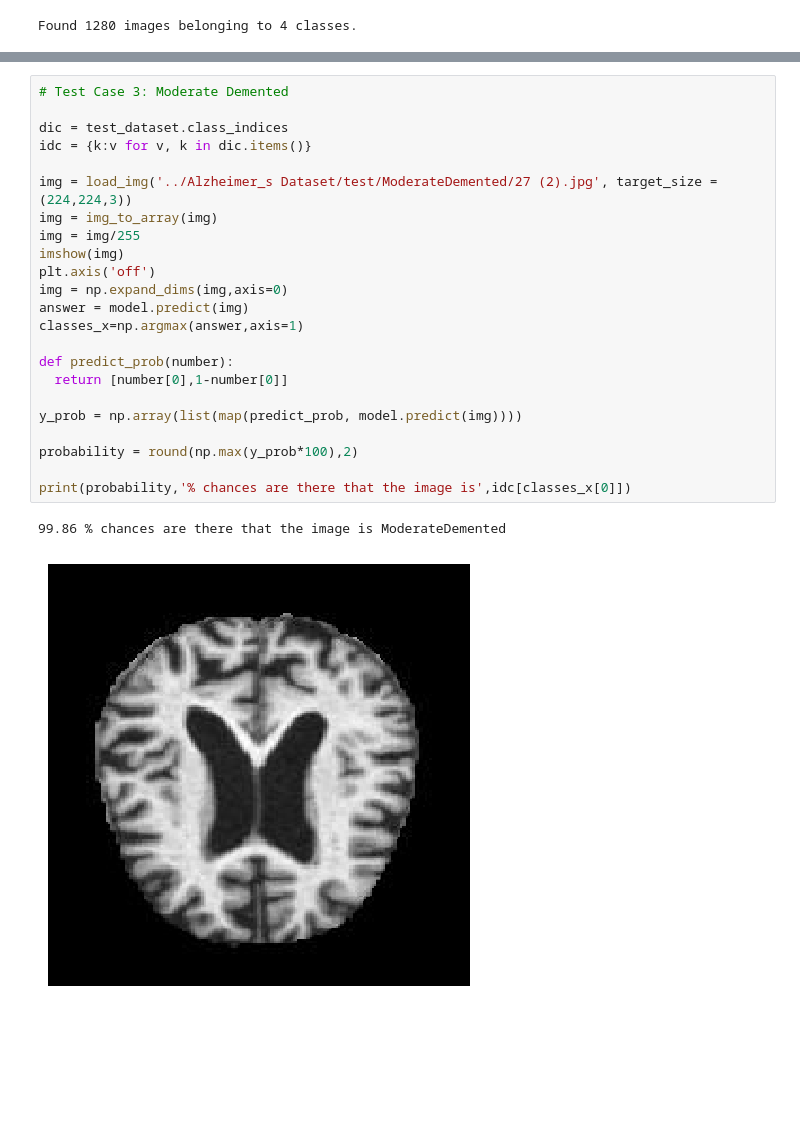
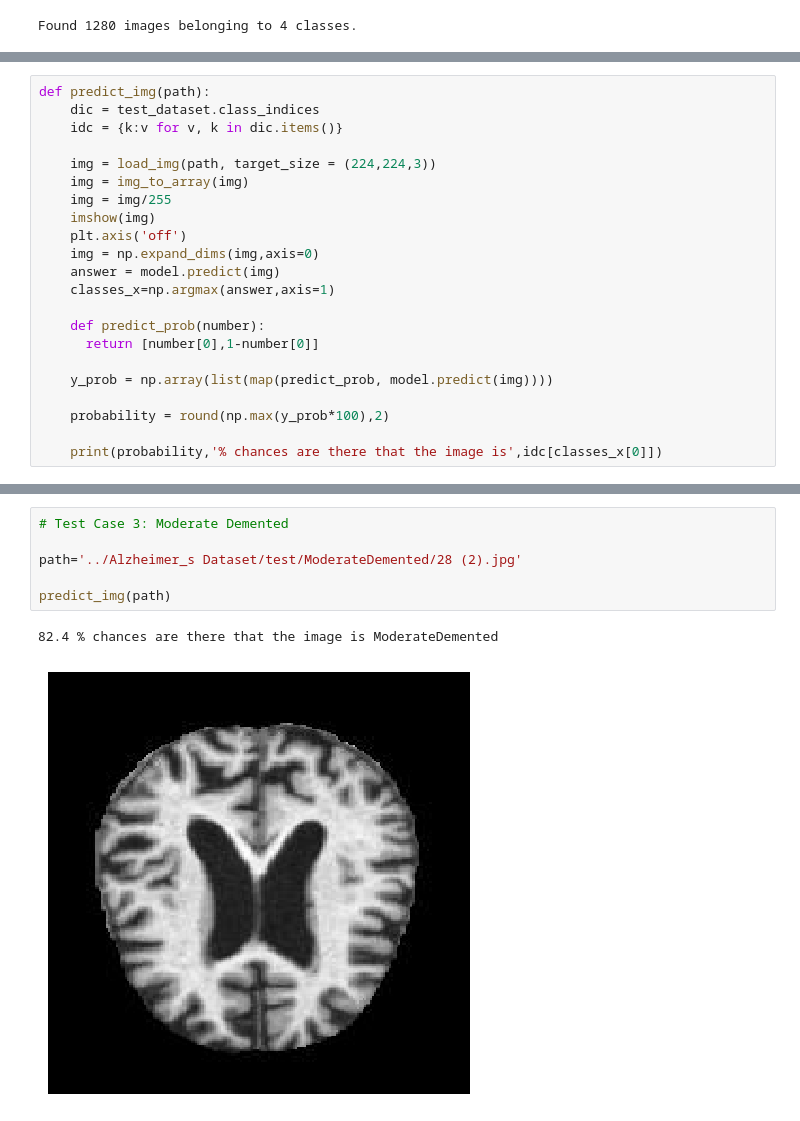
Before and after one commit to abhinav2401/Alzheimers_Classifier, a Jupyter notebook: Alzheimers_Classification/Test.ipynb, the cells around one changed output, grey strips where cells are left out. Saved outputs shown, nothing was run; the diff lists cells and outputs as text; blank space fills up the shorter version.

```diff
--- a/Alzheimers_Classification/Test.ipynb
+++ b/Alzheimers_Classification/Test.ipynb
@@ -28,3 +29,25 @@ model.evaluate(test_dataset)
+# %%
+def predict_img(path):
+    dic = test_dataset.class_indices
+    idc = {k:v for v, k in dic.items()}
+
+    img = load_img(path, target_size = (224,224,3))
+    img = img_to_array(img)
+    img = img/255
+    imshow(img)
+    plt.axis('off')
+    img = np.expand_dims(img,axis=0)
+    answer = model.predict(img)
+    classes_x=np.argmax(answer,axis=1)
+
+    def predict_prob(number):
+      return [number[0],1-number[0]]
+
+    y_prob = np.array(list(map(predict_prob, model.predict(img))))
+
+    probability = round(np.max(y_prob*100),2)
+
+    print(probability,'% chances are there that the image is',idc[classes_x[0]])
 # %%
 # Test Case 1: Non-Dementia
 
@@ -80,29 +69,12 @@ print(probability,'% chances are there that the image is',idc[classes_x[0]])
 # %%
 # Test Case 3: Moderate Demented
 
-dic = test_dataset.class_indices
-idc = {k:v for v, k in dic.items()}
+path='../Alzheimer_s Dataset/test/ModerateDemented/28 (2).jpg'
 
-img = load_img('../Alzheimer_s Dataset/test/ModerateDemented/27 (2).jpg', target_size = (224,224,3))
-img = img_to_array(img)
-img = img/255
-imshow(img)
-plt.axis('off')
-img = np.expand_dims(img,axis=0)
-answer = model.predict(img)
-classes_x=np.argmax(answer,axis=1)
-
-def predict_prob(number):
-  return [number[0],1-number[0]]
-
-y_prob = np.array(list(map(predict_prob, model.predict(img))))
-
-probability = round(np.max(y_prob*100),2)
-
-print(probability,'% chances are there that the image is',idc[classes_x[0]])
+predict_img(path)
 # %% [output]
-99.86 % chances are there that the image is ModerateDemented
+82.4 % chances are there that the image is ModerateDemented
-[figure, old version]
+[figure, new version]
 # %%
 # Test Case 4: Very Mild Demented
 
```
Also changed, not shown: parts of 5 cells of this notebook, 2 other files.
